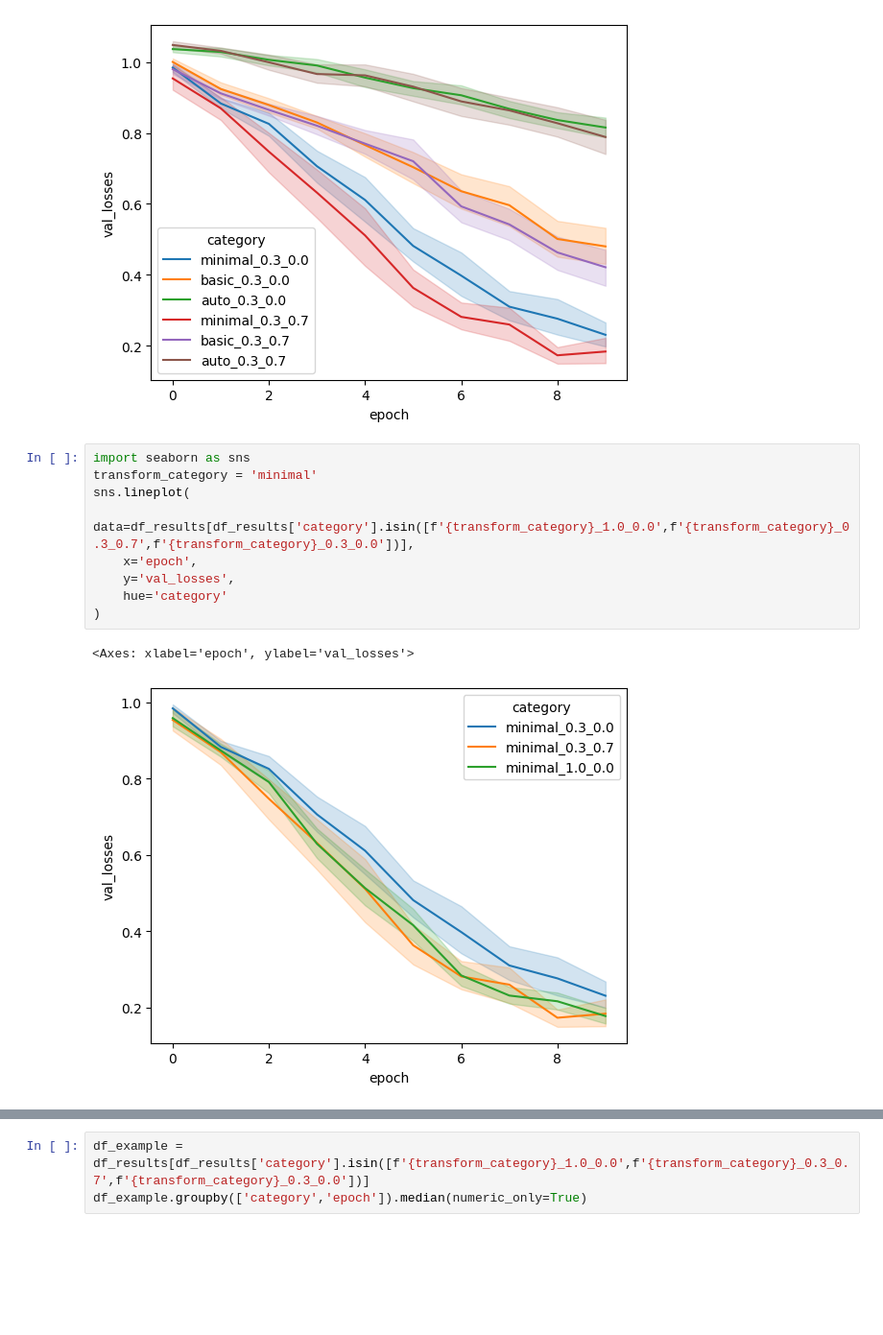
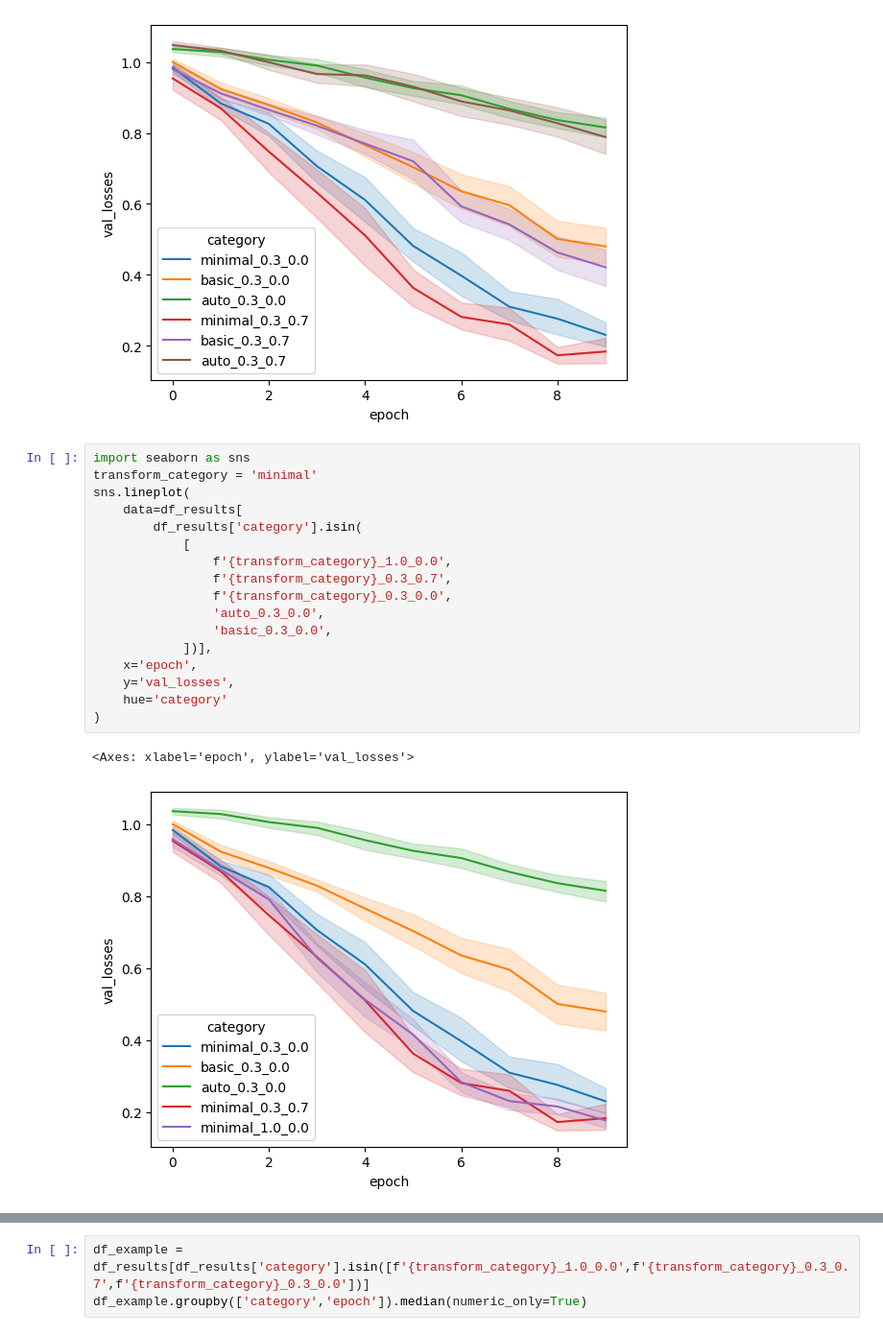
Before and after one commit to dan-kwon/MAS-thesis, a Jupyter notebook: convolutional_neural_network.ipynb, the cells around one changed output, grey strips where cells are left out. Shown at 96% size. Cells and saved outputs as stored; diff of their text form; blank space fills up the shorter version.

```diff
--- a/convolutional_neural_network.ipynb
+++ b/convolutional_neural_network.ipynb
@@ -214,12 +214,20 @@ sns.lineplot(
 # %%
 import seaborn as sns
 transform_category = 'minimal'
 sns.lineplot(
-    data=df_results[df_results['category'].isin([f'{transform_category}_1.0_0.0',f'{transform_category}_0.3_0.7',f'{transform_category}_0.3_0.0'])],
+    data=df_results[
+        df_results['category'].isin(
+            [
+                f'{transform_category}_1.0_0.0',
+                f'{transform_category}_0.3_0.7',
+                f'{transform_category}_0.3_0.0',
+                'auto_0.3_0.0',
+                'basic_0.3_0.0',
+            ])],
     x='epoch',
     y='val_losses',
     hue='category'
 )
 # %% [output]
 <Axes: xlabel='epoch', ylabel='val_losses'>
-[figure, old version]
+[figure, new version]
```
Also changed, not shown: parts of 1 cell of this notebook.
